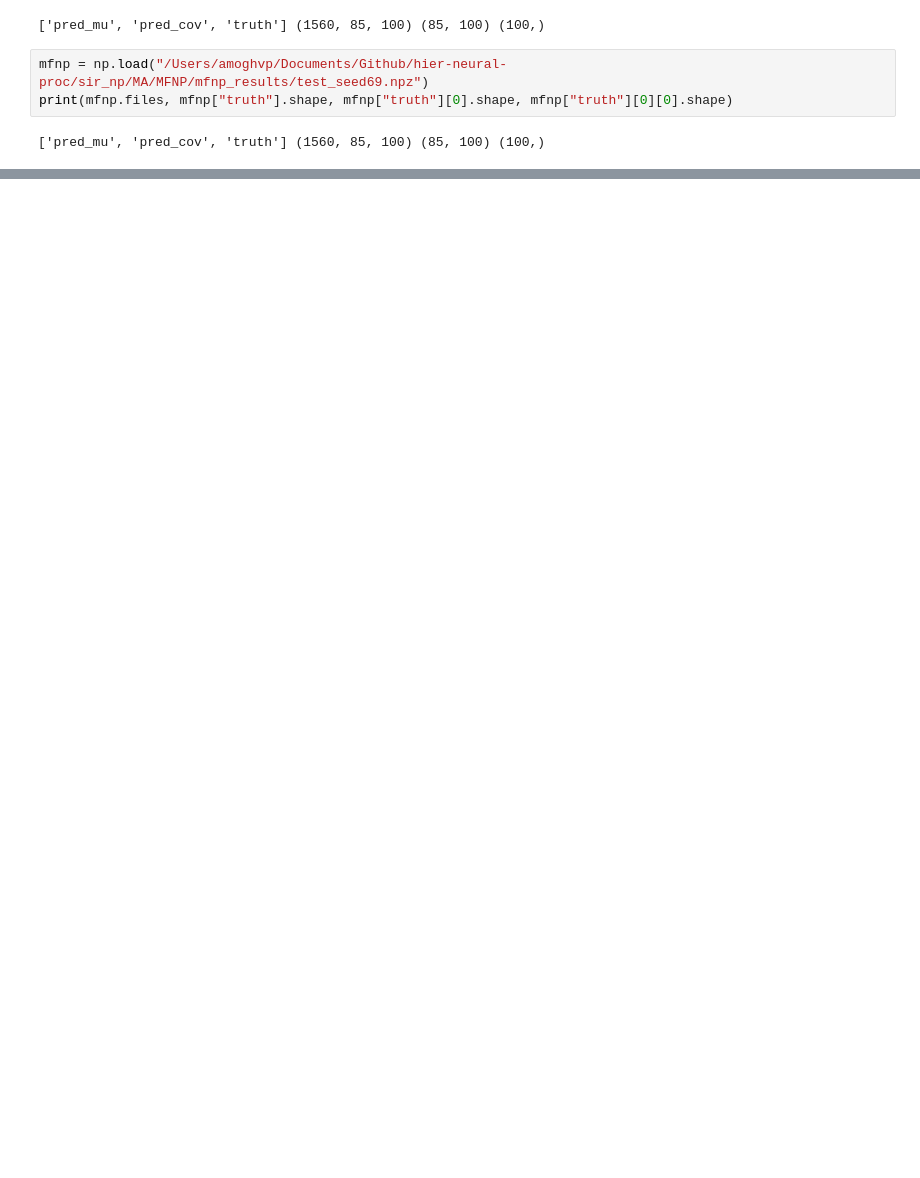
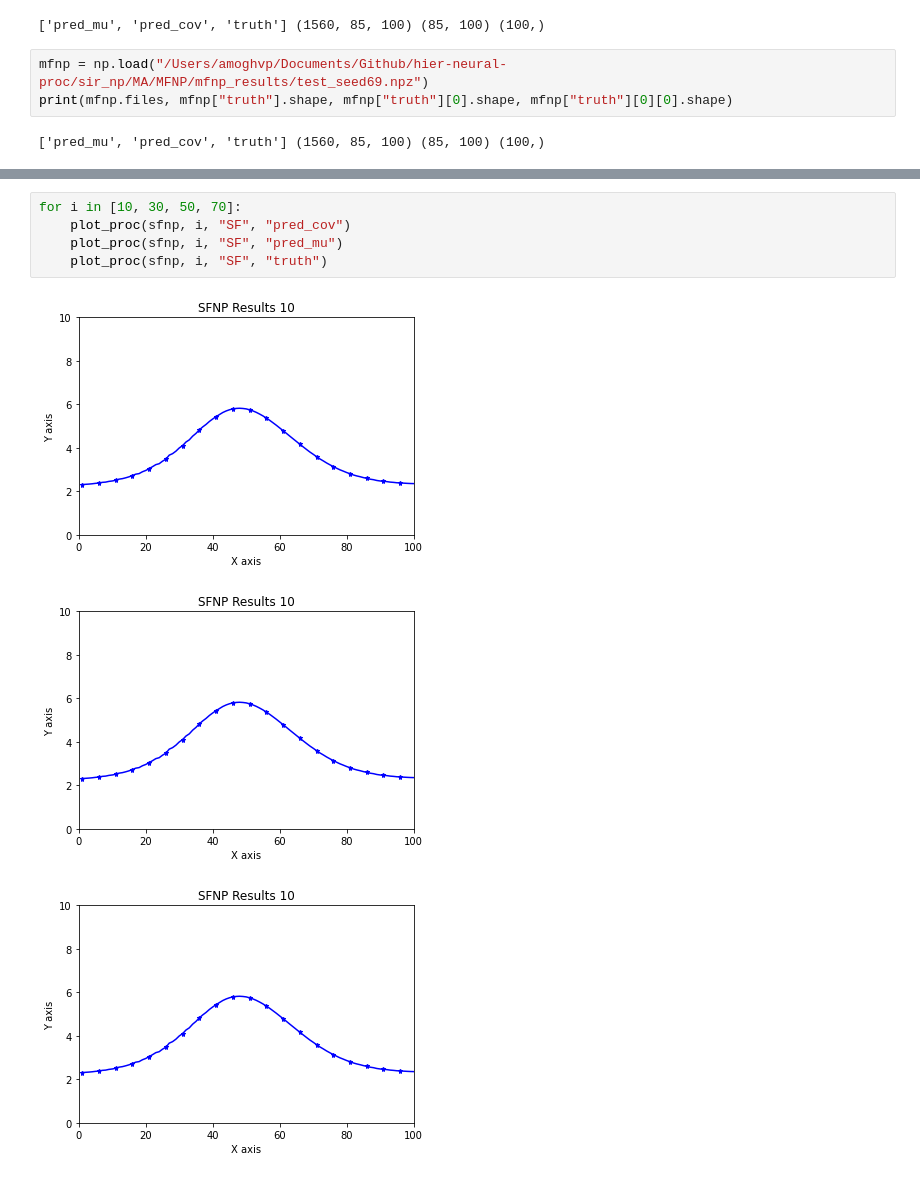
Before and after one commit to apatankar22/hier-neural-proc, a Jupyter notebook: visualization.ipynb, the cells around one changed output, grey strips where cells are left out. Drawn from its saved outputs; the diff is of its cells as text; blank space fills up the shorter version.

```diff
--- a/visualization.ipynb
+++ b/visualization.ipynb
@@ -17,0 +92,9 @@ print(mfnp.files, mfnp["truth"].shape, mfnp["truth"][0].shape, mfnp["truth"][0][
+# %%
+for i in [10, 30, 50, 70]:
+    plot_proc(sfnp, i, "SF", "pred_cov")
+    plot_proc(sfnp, i, "SF", "pred_mu")
+    plot_proc(sfnp, i, "SF", "truth")
+# %% [output]
+[figure, added]
+[figure, added]
+[figure, added]
```
Also changed, not shown: parts of 15 cells of this notebook.
